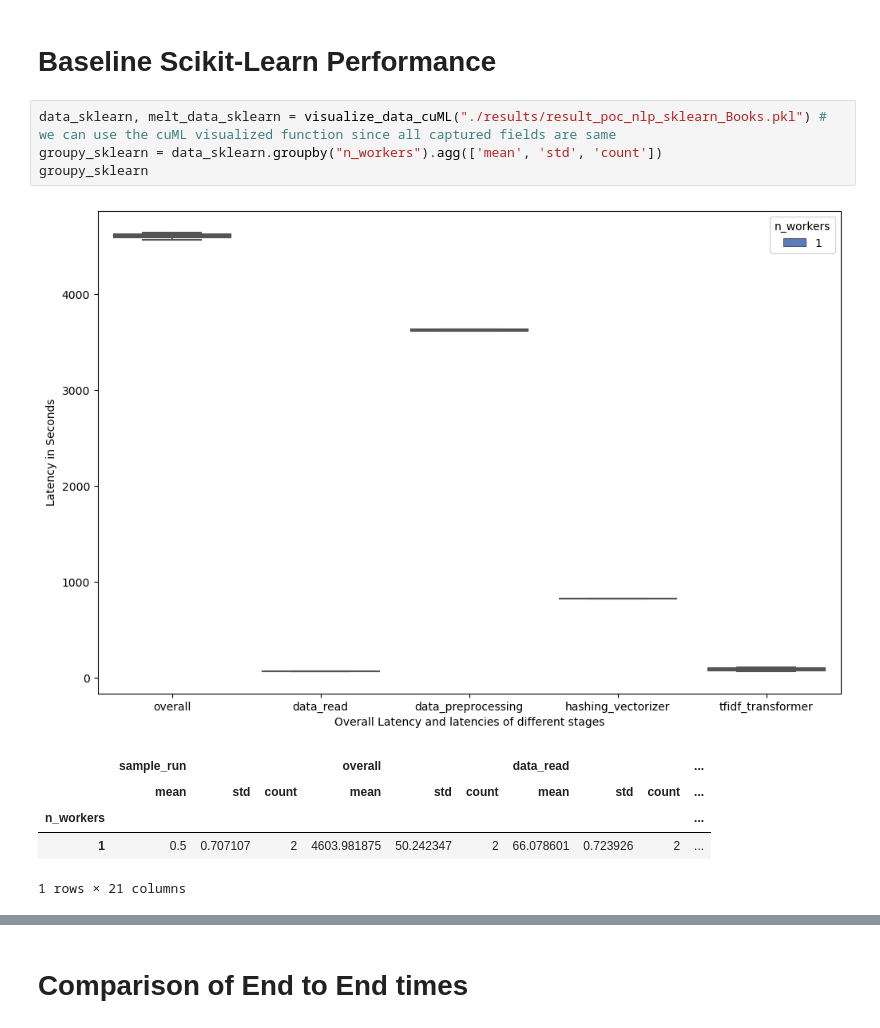
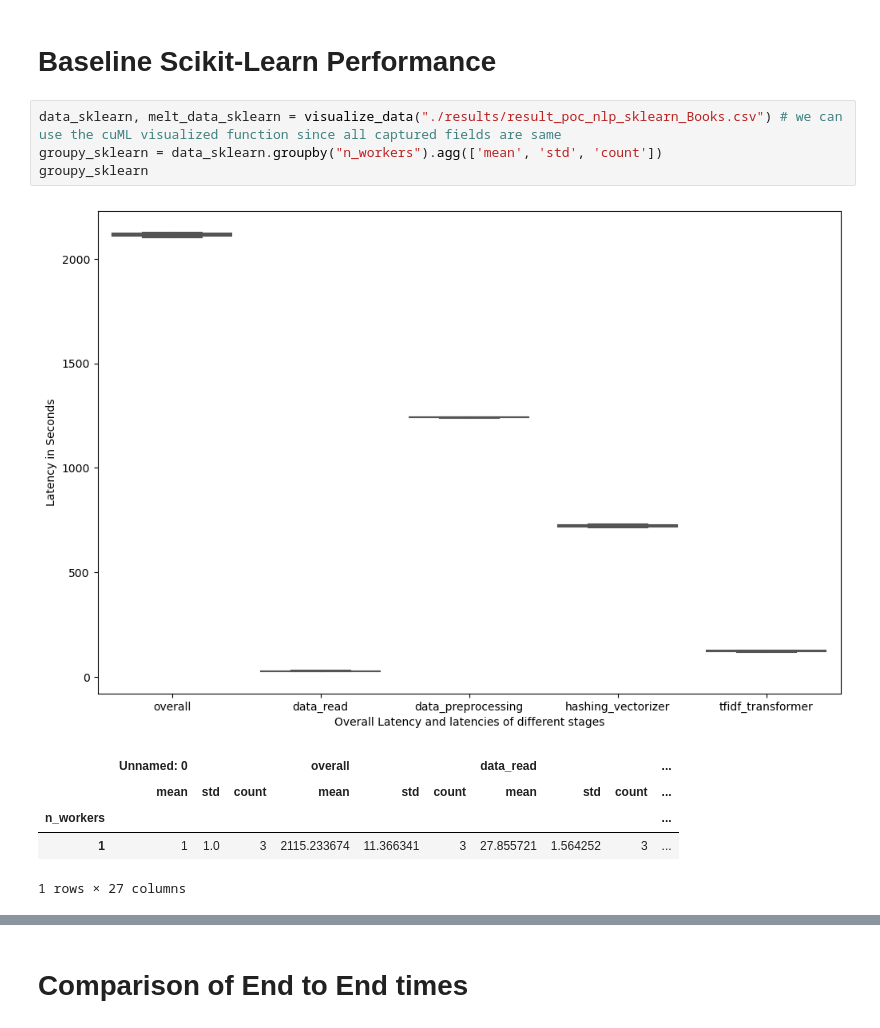
Before and after one commit to rapidsai/rapids-examples, a Jupyter notebook: tfidf-benchmark/Visualize.ipynb, the cells around one changed output, grey strips where cells are left out. Saved outputs shown, nothing was run; the diff lists cells and outputs as text.

```diff
--- a/tfidf-benchmark/Visualize.ipynb
+++ b/tfidf-benchmark/Visualize.ipynb
@@ -123,13 +87,13 @@ groupy_spark_nonpersist
 # %% [markdown]
 # Baseline Scikit-Learn Performance
 # %%
-data_sklearn, melt_data_sklearn = visualize_data_cuML("./results/result_poc_nlp_sklearn_Books.pkl") # we can use the cuML visualized function since all captured fields are same
+data_sklearn, melt_data_sklearn = visualize_data("./results/result_poc_nlp_sklearn_Books.csv") # we can use the cuML visualized function since all captured fields are same
 groupy_sklearn = data_sklearn.groupby("n_workers").agg(['mean', 'std', 'count'])
 groupy_sklearn
 # %% [output]
-[figure, old version]
+[figure, new version]
-|  | sample_run |  |  | overall |  |  | data_read |  |  | ... |
+|  | Unnamed: 0 |  |  | overall |  |  | data_read |  |  | ... |
 |  | mean | std | count | mean | std | count | mean | std | count | ... |
 | n_workers |  |  |  |  |  |  |  |  |  | ... |
-| 1 | 0.5 | 0.707107 | 2 | 4603.981875 | 50.242347 | 2 | 66.078601 | 0.723926 | 2 | ... |
+| 1 | 1 | 1.0 | 3 | 2115.233674 | 11.366341 | 3 | 27.855721 | 1.564252 | 3 | ... |
-1 rows × 21 columns
+1 rows × 27 columns
```
Also changed, not shown: parts of 9 cells of this notebook, 10 other files.
